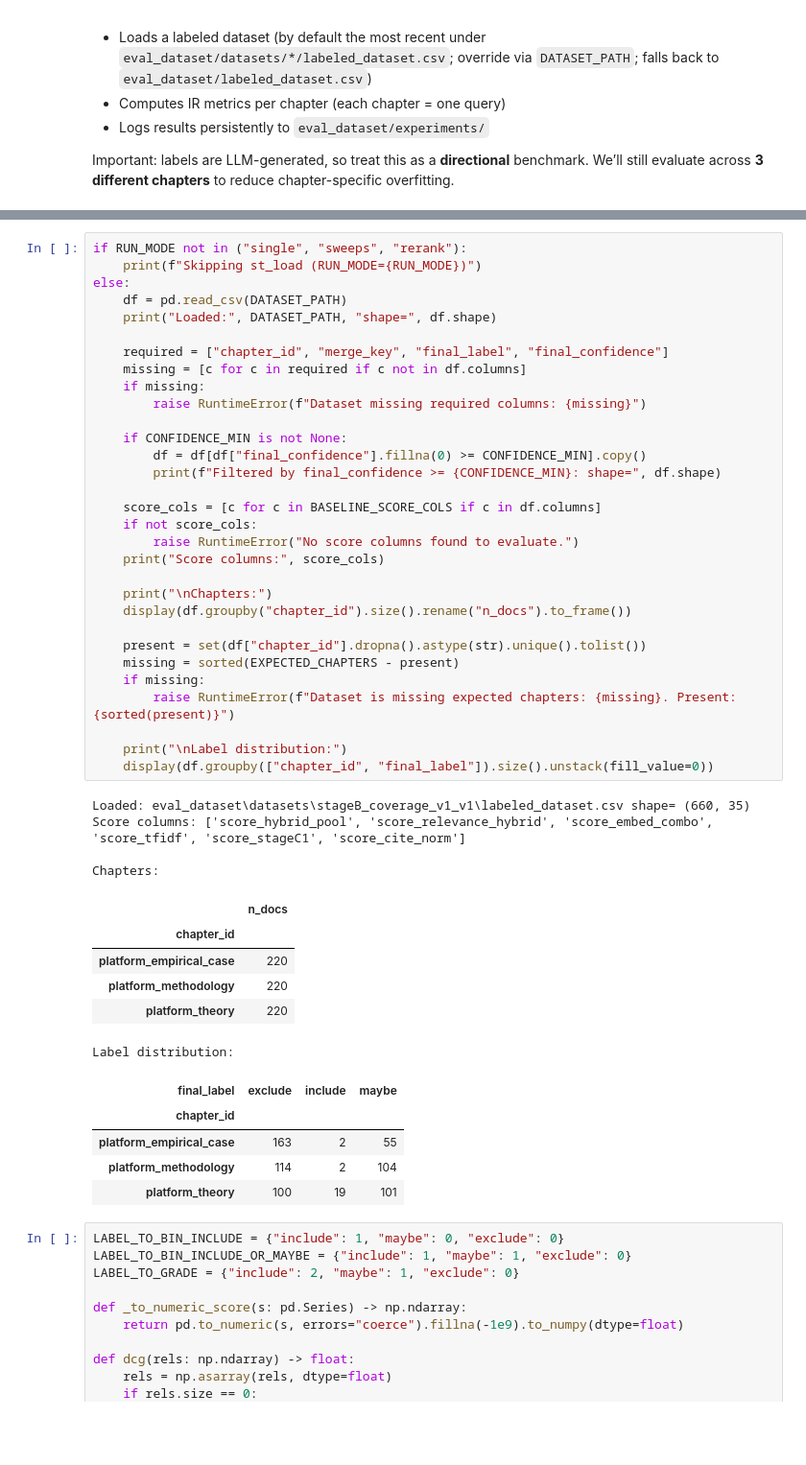
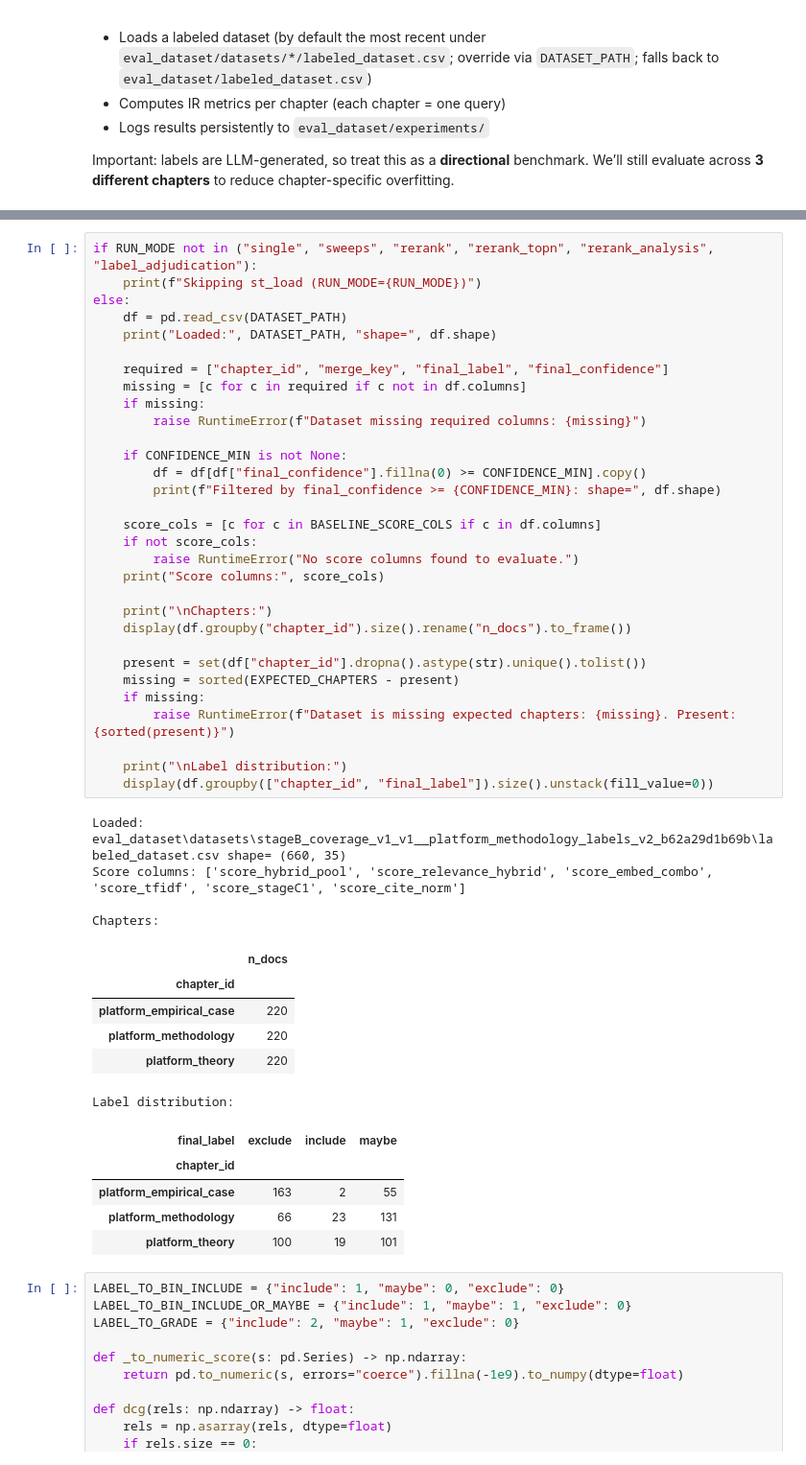
Before and after one commit to mrlmueller/instantpaper-demo, a Jupyter notebook: sources_test.ipynb, the cells around one changed output, grey strips where cells are left out. Shown at 96% size. Drawn from its saved outputs; the diff is of its cells as text; blank space fills up the shorter version.

```diff
--- a/sources_test.ipynb
+++ b/sources_test.ipynb
@@ -148,5 +202,5 @@ Sweeps dataset tag: stageB_coverage_v1_v1
 # %%
-if RUN_MODE not in ("single", "sweeps", "rerank"):
+if RUN_MODE not in ("single", "sweeps", "rerank", "rerank_topn", "rerank_analysis", "label_adjudication"):
     print(f"Skipping st_load (RUN_MODE={RUN_MODE})")
 else:
     df = pd.read_csv(DATASET_PATH)
@@ -162,35 +216,35 @@ else:
         print(f"Filtered by final_confidence >= {CONFIDENCE_MIN}: shape=", df.shape)
 
     score_cols = [c for c in BASELINE_SCORE_COLS if c in df.columns]
     if not score_cols:
         raise RuntimeError("No score columns found to evaluate.")
     print("Score columns:", score_cols)
 
     print("\nChapters:")
     display(df.groupby("chapter_id").size().rename("n_docs").to_frame())
 
     present = set(df["chapter_id"].dropna().astype(str).unique().tolist())
     missing = sorted(EXPECTED_CHAPTERS - present)
     if missing:
         raise RuntimeError(f"Dataset is missing expected chapters: {missing}. Present: {sorted(present)}")
 
     print("\nLabel distribution:")
     display(df.groupby(["chapter_id", "final_label"]).size().unstack(fill_value=0))
 # %% [output]
-Loaded: eval_dataset\datasets\stageB_coverage_v1_v1\labeled_dataset.csv shape= (660, 35)
+Loaded: eval_dataset\datasets\stageB_coverage_v1_v1__platform_methodology_labels_v2_b62a29d1b69b\labeled_dataset.csv shape= (660, 35)
 Score columns: ['score_hybrid_pool', 'score_relevance_hybrid', 'score_embed_combo', 'score_tfidf', 'score_stageC1', 'score_cite_norm']
 
 Chapters:
 |  | n_docs |
 | chapter_id |  |
 | platform_empirical_case | 220 |
 | platform_methodology | 220 |
 | platform_theory | 220 |
 Label distribution:
 | final_label | exclude | include | maybe |
 | chapter_id |  |  |  |
 | platform_empirical_case | 163 | 2 | 55 |
-| platform_methodology | 114 | 2 | 104 |
+| platform_methodology | 66 | 23 | 131 |
 | platform_theory | 100 | 19 | 101 |
 # %%
 LABEL_TO_BIN_INCLUDE = {"include": 1, "maybe": 0, "exclude": 0}
```
Also changed, not shown: parts of 48 cells of this notebook, 6 other files.
